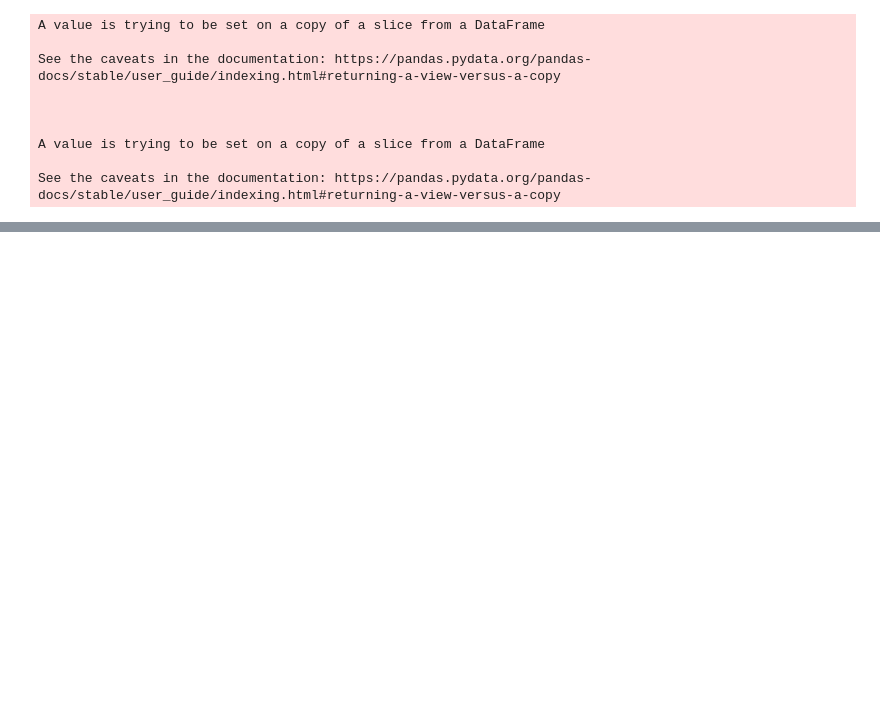
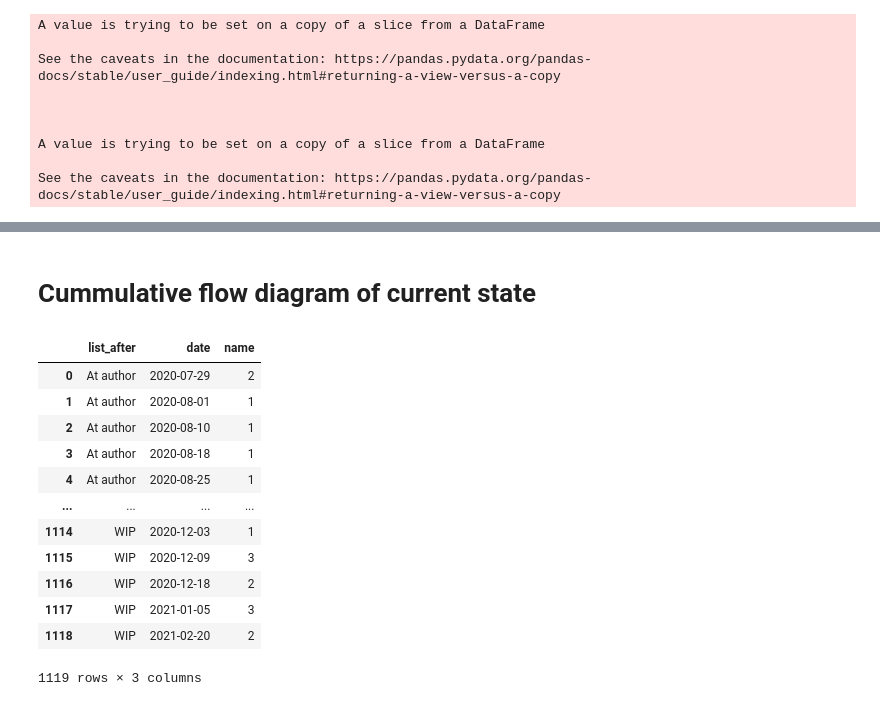
Before and after one commit to REStud/report, a Jupyter notebook: test.ipynb, the cells around one changed output, grey strips where cells are left out. Drawn from its saved outputs; the diff is of its cells as text; code cells hidden in the pictures; blank space fills up the shorter version.

```diff
--- a/test.ipynb
+++ b/test.ipynb
@@ -281,0 +477,25 @@ downloads_per_month_chart.show()
+# %% [markdown]
+# Cummulative flow diagram of current state
+# %%
+flow_data = pd.read_csv('trello_json/table05sep23.csv')
+flow_data = flow_data[flow_data['activity'].isin(['updateCard' ,'createCard'])]
+flow_data = flow_data[['list_before','list_after','name','date']].sort_values('date').reset_index(drop=True)
+flow_data['date'] = flow_data['date'].apply(lambda x: x.split('T')[0])
+flow_after = flow_data.groupby(['list_after','date']).count().reset_index()[['list_after','date','name']]
+flow_before = flow_data.groupby(['list_before', 'date']).count().reset_index()[['list_before','date','name']]
+# %%
+flow_after
+# %% [output]
+|  | list_after | date | name |
+| 0 | At author | 2020-07-29 | 2 |
+| 1 | At author | 2020-08-01 | 1 |
+| 2 | At author | 2020-08-10 | 1 |
+| 3 | At author | 2020-08-18 | 1 |
+| 4 | At author | 2020-08-25 | 1 |
+| ... | ... | ... | ... |
+| 1114 | WIP | 2020-12-03 | 1 |
+| 1115 | WIP | 2020-12-09 | 3 |
+| 1116 | WIP | 2020-12-18 | 2 |
+| 1117 | WIP | 2021-01-05 | 3 |
+| 1118 | WIP | 2021-02-20 | 2 |
+1119 rows × 3 columns
```
Also changed, not shown: parts of 14 cells of this notebook, 1 other file.
